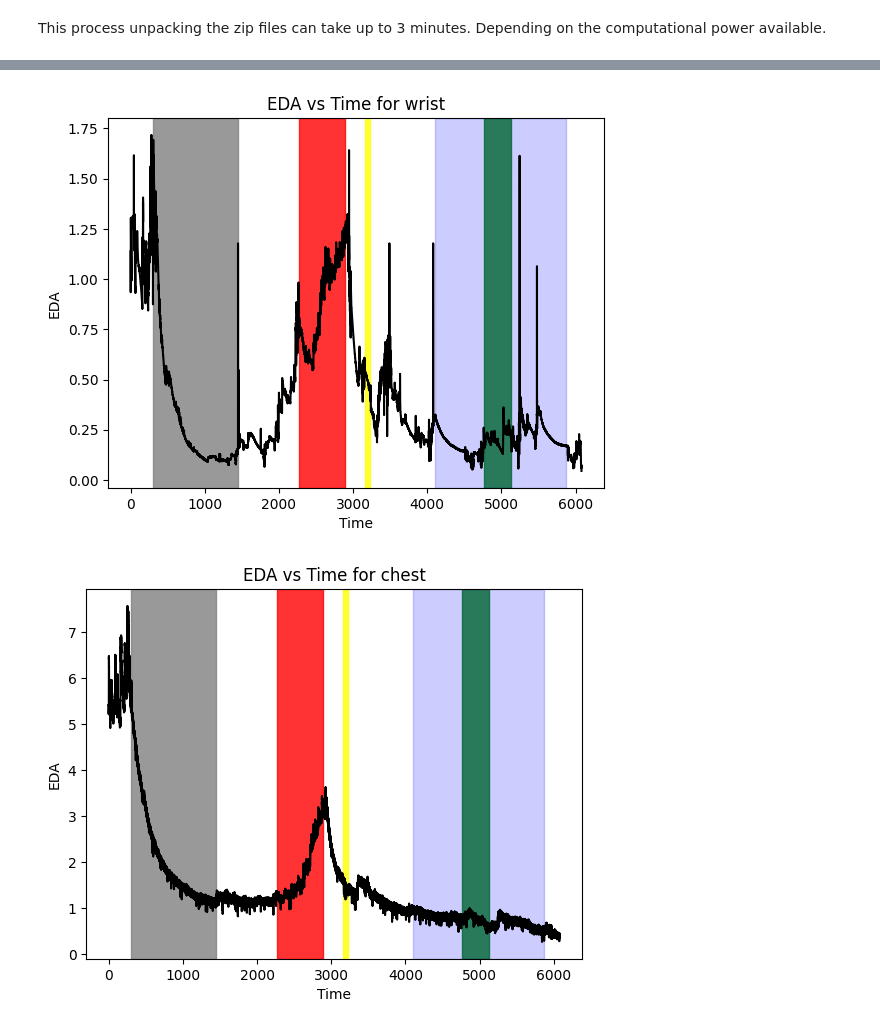
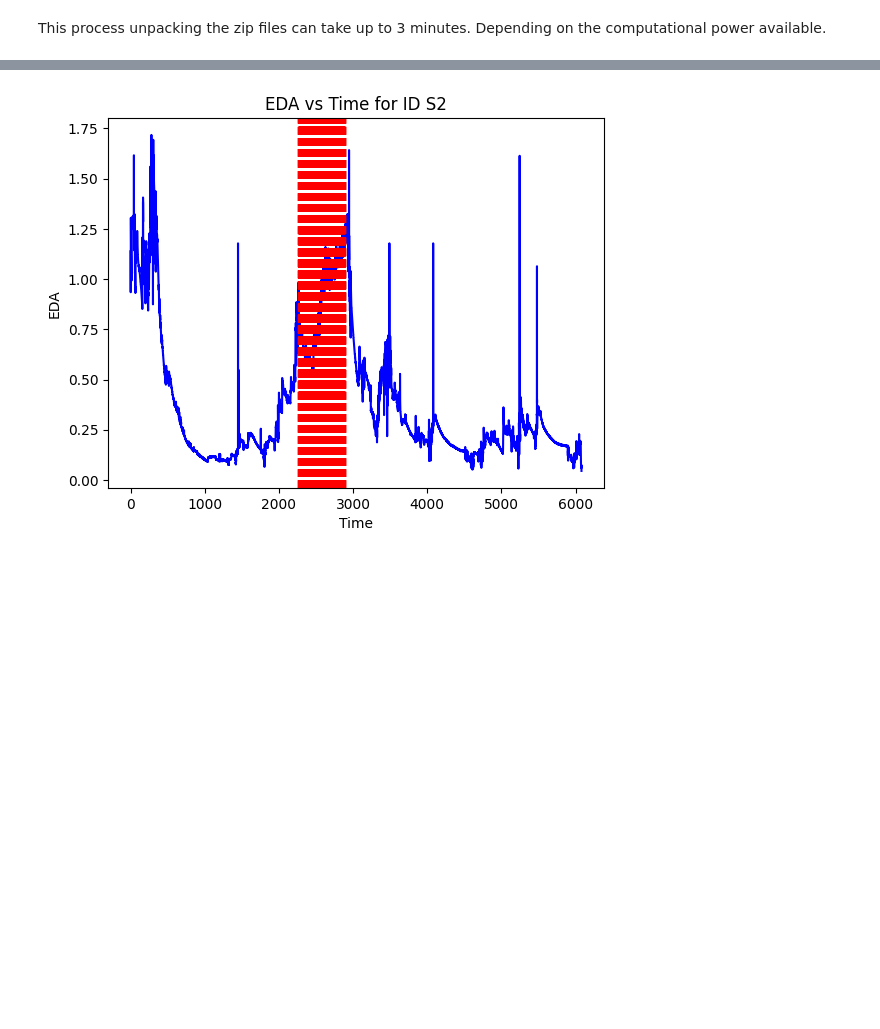
Before and after one commit to markgoertz/Convolutional-Neural-Network-on-Electrodermal-Activity-for-Stress-Assessment, a Jupyter notebook: code/unzip_script.ipynb, the cells around one changed output, grey strips where cells are left out. Cells and saved outputs as stored; diff of their text form; code cells hidden in the pictures; blank space fills up the shorter version.

```diff
--- a/code/unzip_script.ipynb
+++ b/code/unzip_script.ipynb
@@ -194,44 +232,22 @@ Saved chest data: d:\Master of Applied IT/data/unprocessed/WESAD\S17/chest\S17.c
-# %%
-import pandas as pd
-import numpy as np
-import matplotlib.pyplot as plt
-
-# Read the CSV file
-def plot_eda_with_labels(data_paths):
-    for data_path in data_paths:
-        # Read the CSV file
-        df = pd.read_csv(data_path)
-
-        # Extract the columns
-        w_eda = df['EDA']
-        labels = df['labels']
-
-        # Calculate the time values
-        time = df['Time']
-
-        # Create a color map for different label values
-        label_colors = {0: 'white', 1: 'grey', 2: 'red', 3: 'green', 4: 'blue', 5: 'yellow', 6: 'yellow'}
-
-        # Plot the data
-        for label_value, color in label_colors.items():
-            indices = labels.index[labels == label_value].tolist()
-            if indices:
-                start = time[indices[0]]
-                end = time[indices[-1]]
-                alpha = 0.2 if label_value == 4 else 0.8  # Adjust alpha based on label value
-                plt.axvspan(start, end, color=color, alpha=alpha)
-
-        plt.plot(time, w_eda, color='black')  # Plot the data on top
-
-        plt.xlabel('Time')
-        plt.ylabel('EDA')
-        plt.title(f'EDA vs Time for {data_path.split("/")[-2]}')
-        plt.show()
-
-# Example usage
-wrist_data_path = MAIN_PATH + '/data/unprocessed/WESAD/S2/wrist/S2.csv'
-chest_data_path = MAIN_PATH + '/data/unprocessed/WESAD/S2/chest/S2.csv'
-plot_eda_with_labels([wrist_data_path, chest_data_path])
-# %% [output]
-[figure, removed]
-[figure, removed]
+# %%
+import matplotlib.pyplot as plt
+
+# Read the merged data CSV file
+merged_df = pd.read_csv('C:\Master of Applied IT\data\merged_data.csv')
+# Filter data for ID S2
+s2_data = merged_df[merged_df['ID'] == 'S2']
+
+# Plot EDA vs Time
+plt.plot(s2_data['Time'], s2_data['w_eda'], color='blue')
+
+# Highlight moments of stress where label is 2
+stress_times = s2_data['Time'][s2_data['downsampled_labels'] == 2]
+for stress_time in stress_times:
+    plt.axvline(x=stress_time, color='red', linestyle='--', alpha=0.7)
+
+plt.xlabel('Time')
+plt.ylabel('EDA')
+plt.title('EDA vs Time for ID S2')
+plt.show()
+# %% [output]
+[figure, added]
```
Also changed, not shown: parts of 8 cells of this notebook, 9 other files.
